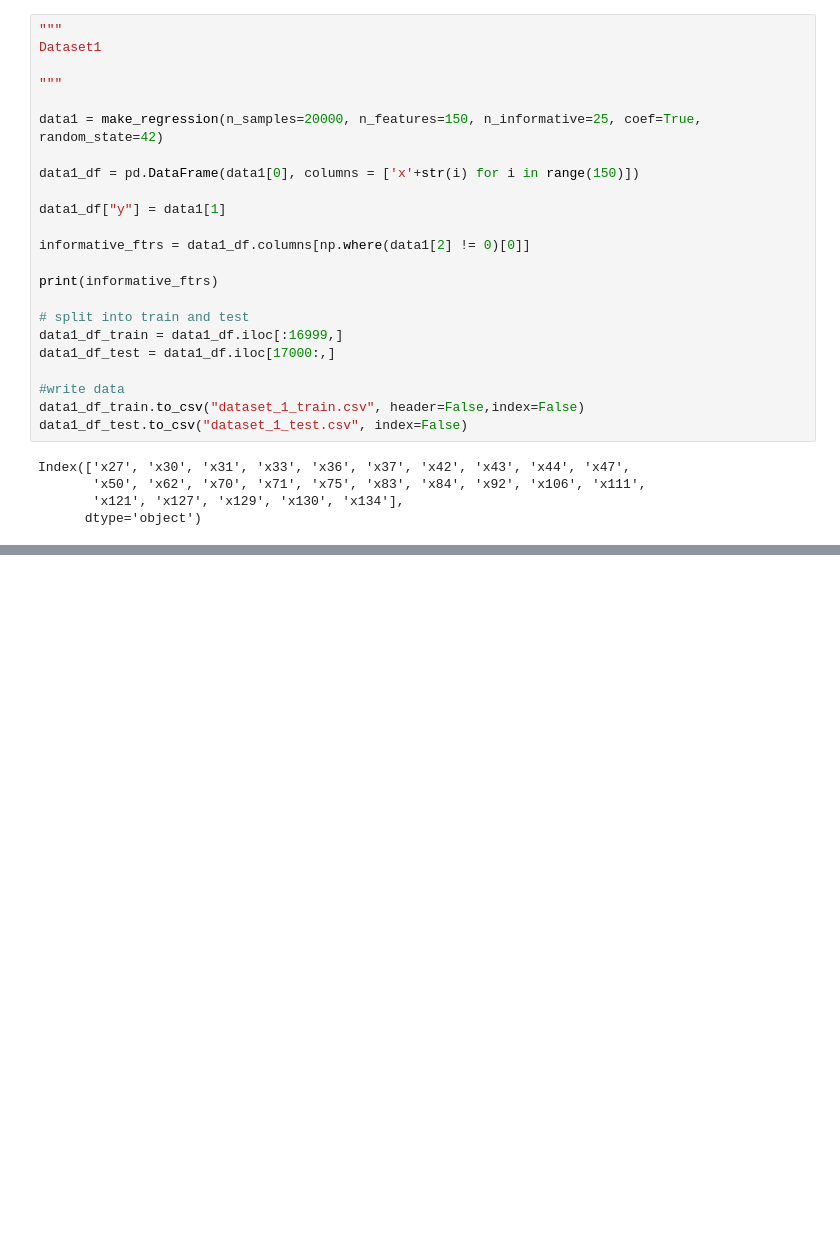
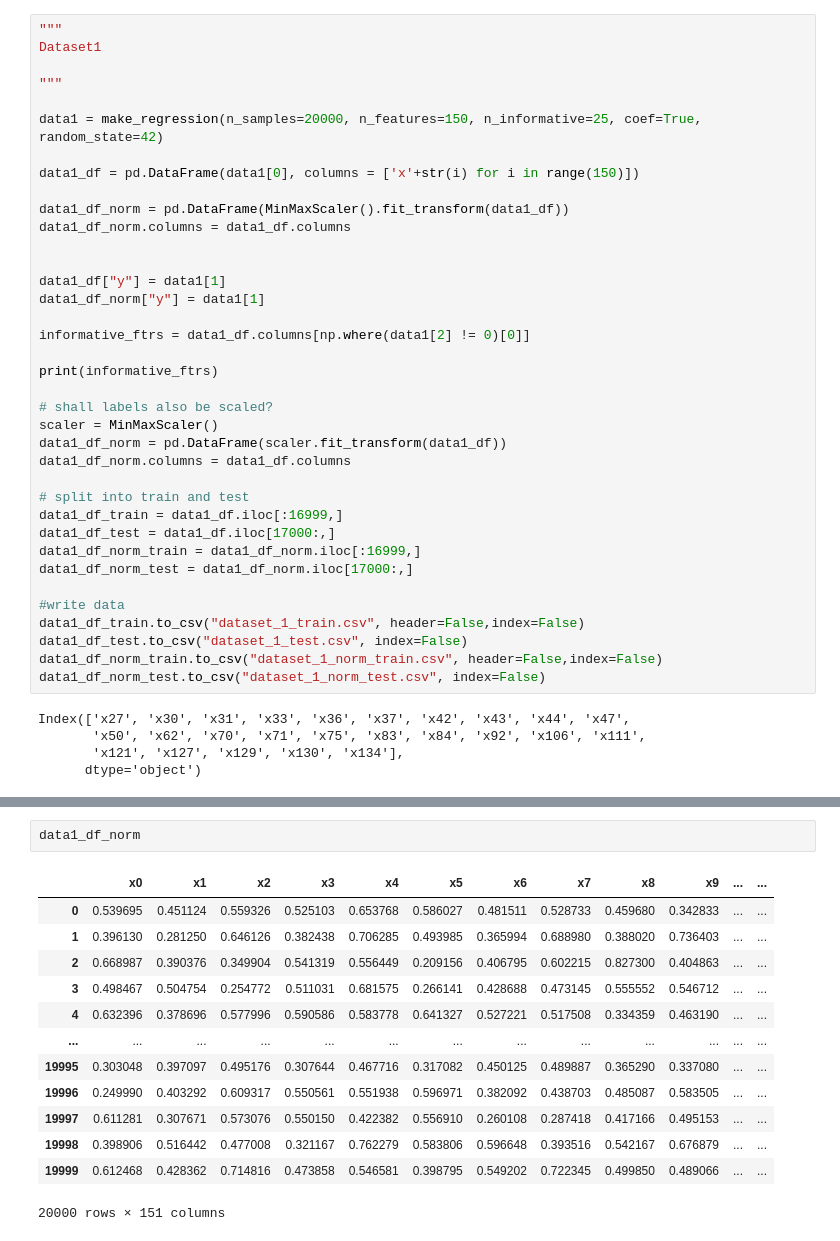
Before and after one commit to JcGKitten/fires, a Jupyter notebook: data_generation.ipynb, the cells around one changed output, grey strips where cells are left out. Saved outputs shown, nothing was run; the diff lists cells and outputs as text; blank space fills up the shorter version.

```diff
--- a/data_generation.ipynb
+++ b/data_generation.ipynb
@@ -139,19 +141,33 @@ data1 = make_regression(n_samples=20000, n_features=150, n_informative=25, coef=
 
 data1_df = pd.DataFrame(data1[0], columns = ['x'+str(i) for i in range(150)])
 
+data1_df_norm = pd.DataFrame(MinMaxScaler().fit_transform(data1_df))
+data1_df_norm.columns = data1_df.columns
+
+
 data1_df["y"] = data1[1]
+data1_df_norm["y"] = data1[1]
 
 informative_ftrs = data1_df.columns[np.where(data1[2] != 0)[0]]
 
 print(informative_ftrs)
 
+# shall labels also be scaled?
+scaler = MinMaxScaler()
+data1_df_norm = pd.DataFrame(scaler.fit_transform(data1_df))
+data1_df_norm.columns = data1_df.columns
+
 # split into train and test
 data1_df_train = data1_df.iloc[:16999,]
 data1_df_test = data1_df.iloc[17000:,]
+data1_df_norm_train = data1_df_norm.iloc[:16999,]
+data1_df_norm_test = data1_df_norm.iloc[17000:,]
 
 #write data
 data1_df_train.to_csv("dataset_1_train.csv", header=False,index=False)
 data1_df_test.to_csv("dataset_1_test.csv", index=False)
+data1_df_norm_train.to_csv("dataset_1_norm_train.csv", header=False,index=False)
+data1_df_norm_test.to_csv("dataset_1_norm_test.csv", index=False)
 # %% [output]
 Index(['x27', 'x30', 'x31', 'x33', 'x36', 'x37', 'x42', 'x43', 'x44', 'x47',
        'x50', 'x62', 'x70', 'x71', 'x75', 'x83', 'x84', 'x92', 'x106', 'x111',
@@ -159,0 +186,16 @@ Index(['x27', 'x30', 'x31', 'x33', 'x36', 'x37', 'x42', 'x43', 'x44', 'x47',
+# %%
+data1_df_norm
+# %% [output]
+|  | x0 | x1 | x2 | x3 | x4 | x5 | x6 | x7 | x8 | x9 | ... | ... |
+| 0 | 0.539695 | 0.451124 | 0.559326 | 0.525103 | 0.653768 | 0.586027 | 0.481511 | 0.528733 | 0.459680 | 0.342833 | ... | ... |
+| 1 | 0.396130 | 0.281250 | 0.646126 | 0.382438 | 0.706285 | 0.493985 | 0.365994 | 0.688980 | 0.388020 | 0.736403 | ... | ... |
+| 2 | 0.668987 | 0.390376 | 0.349904 | 0.541319 | 0.556449 | 0.209156 | 0.406795 | 0.602215 | 0.827300 | 0.404863 | ... | ... |
+| 3 | 0.498467 | 0.504754 | 0.254772 | 0.511031 | 0.681575 | 0.266141 | 0.428688 | 0.473145 | 0.555552 | 0.546712 | ... | ... |
+| 4 | 0.632396 | 0.378696 | 0.577996 | 0.590586 | 0.583778 | 0.641327 | 0.527221 | 0.517508 | 0.334359 | 0.463190 | ... | ... |
+| ... | ... | ... | ... | ... | ... | ... | ... | ... | ... | ... | ... | ... |
+| 19995 | 0.303048 | 0.397097 | 0.495176 | 0.307644 | 0.467716 | 0.317082 | 0.450125 | 0.489887 | 0.365290 | 0.337080 | ... | ... |
+| 19996 | 0.249990 | 0.403292 | 0.609317 | 0.550561 | 0.551938 | 0.596971 | 0.382092 | 0.438703 | 0.485087 | 0.583505 | ... | ... |
+| 19997 | 0.611281 | 0.307671 | 0.573076 | 0.550150 | 0.422382 | 0.556910 | 0.260108 | 0.287418 | 0.417166 | 0.495153 | ... | ... |
+| 19998 | 0.398906 | 0.516442 | 0.477008 | 0.321167 | 0.762279 | 0.583806 | 0.596648 | 0.393516 | 0.542167 | 0.676879 | ... | ... |
+| 19999 | 0.612468 | 0.428362 | 0.714816 | 0.473858 | 0.546581 | 0.398795 | 0.549202 | 0.722345 | 0.499850 | 0.489066 | ... | ... |
+20000 rows × 151 columns
```
Also changed, not shown: parts of 3 cells of this notebook, 1 other file.
